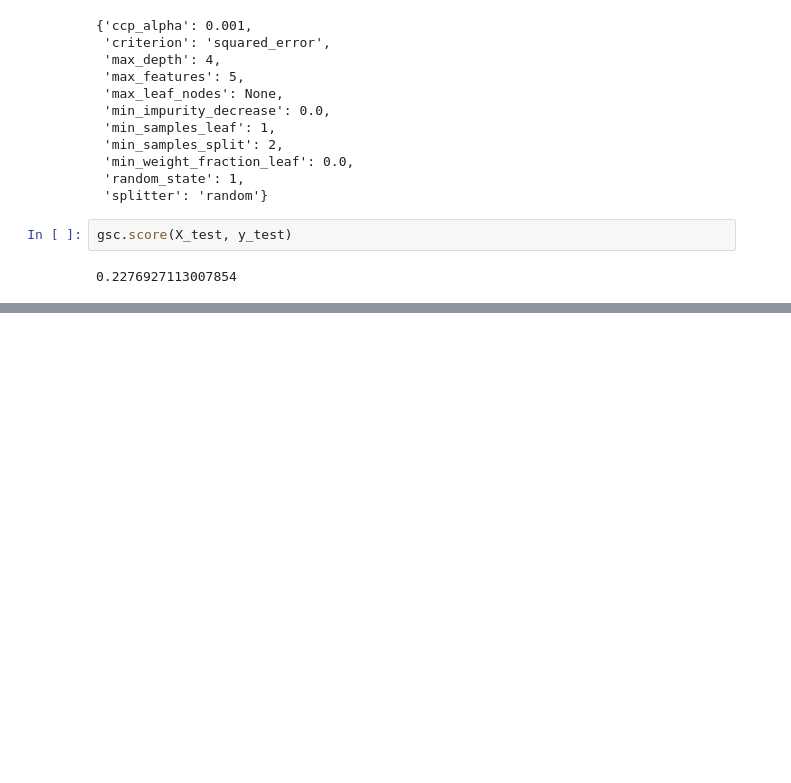
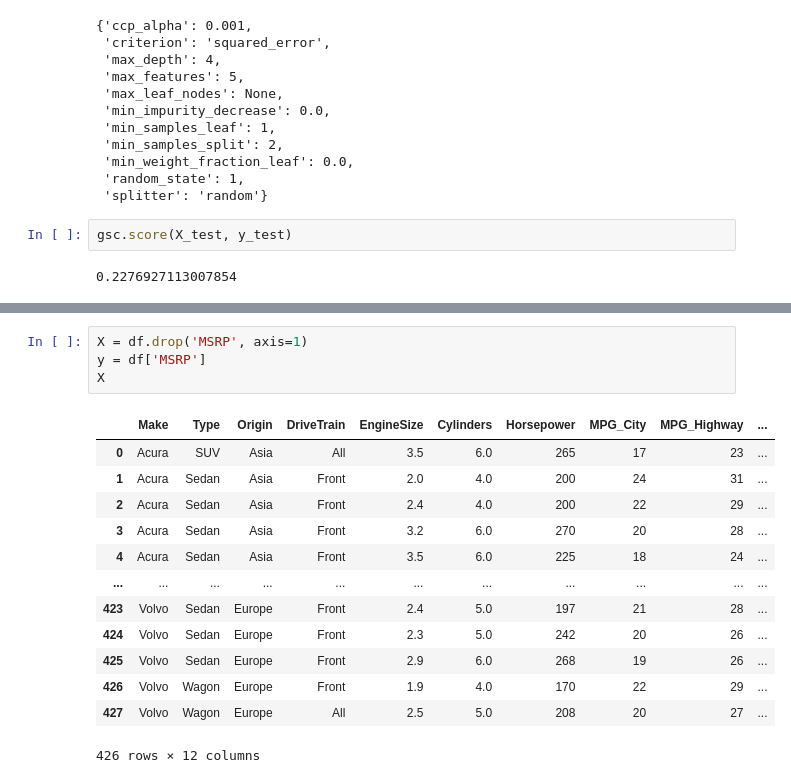
Before and after one commit to priyanshuJain-32/dataScienceExperiments, a Jupyter notebook: MLP_W8.ipynb, the cells around one changed output, grey strips where cells are left out. Drawn from its saved outputs; the diff is of its cells as text; blank space fills up the shorter version.

```diff
--- a/MLP_W8.ipynb
+++ b/MLP_W8.ipynb
@@ -225,0 +250,18 @@ gsc.score(X_test, y_test)
+# %%
+X = df.drop('MSRP', axis=1)
+y = df['MSRP']
+X
+# %% [output]
+|  | Make | Type | Origin | DriveTrain | EngineSize | Cylinders | Horsepower | MPG_City | MPG_Highway | ... |
+| 0 | Acura | SUV | Asia | All | 3.5 | 6.0 | 265 | 17 | 23 | ... |
+| 1 | Acura | Sedan | Asia | Front | 2.0 | 4.0 | 200 | 24 | 31 | ... |
+| 2 | Acura | Sedan | Asia | Front | 2.4 | 4.0 | 200 | 22 | 29 | ... |
+| 3 | Acura | Sedan | Asia | Front | 3.2 | 6.0 | 270 | 20 | 28 | ... |
+| 4 | Acura | Sedan | Asia | Front | 3.5 | 6.0 | 225 | 18 | 24 | ... |
+| ... | ... | ... | ... | ... | ... | ... | ... | ... | ... | ... |
+| 423 | Volvo | Sedan | Europe | Front | 2.4 | 5.0 | 197 | 21 | 28 | ... |
+| 424 | Volvo | Sedan | Europe | Front | 2.3 | 5.0 | 242 | 20 | 26 | ... |
+| 425 | Volvo | Sedan | Europe | Front | 2.9 | 6.0 | 268 | 19 | 26 | ... |
+| 426 | Volvo | Wagon | Europe | Front | 1.9 | 4.0 | 170 | 22 | 29 | ... |
+| 427 | Volvo | Wagon | Europe | All | 2.5 | 5.0 | 208 | 20 | 27 | ... |
+426 rows × 12 columns
```
Also changed, not shown: parts of 25 cells of this notebook.
